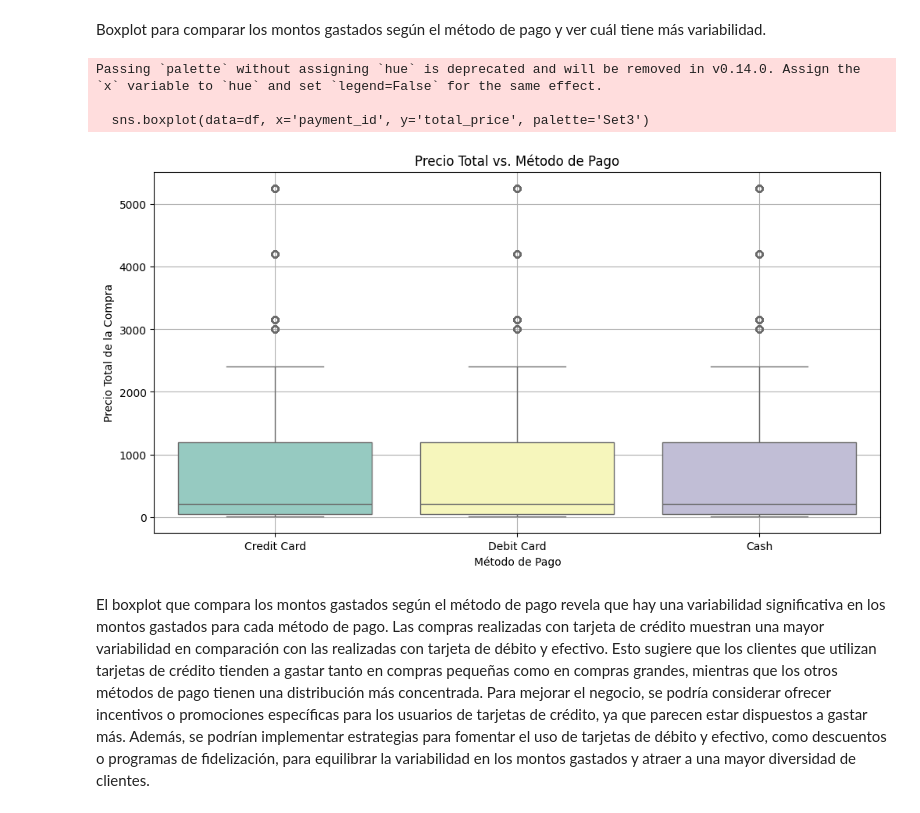
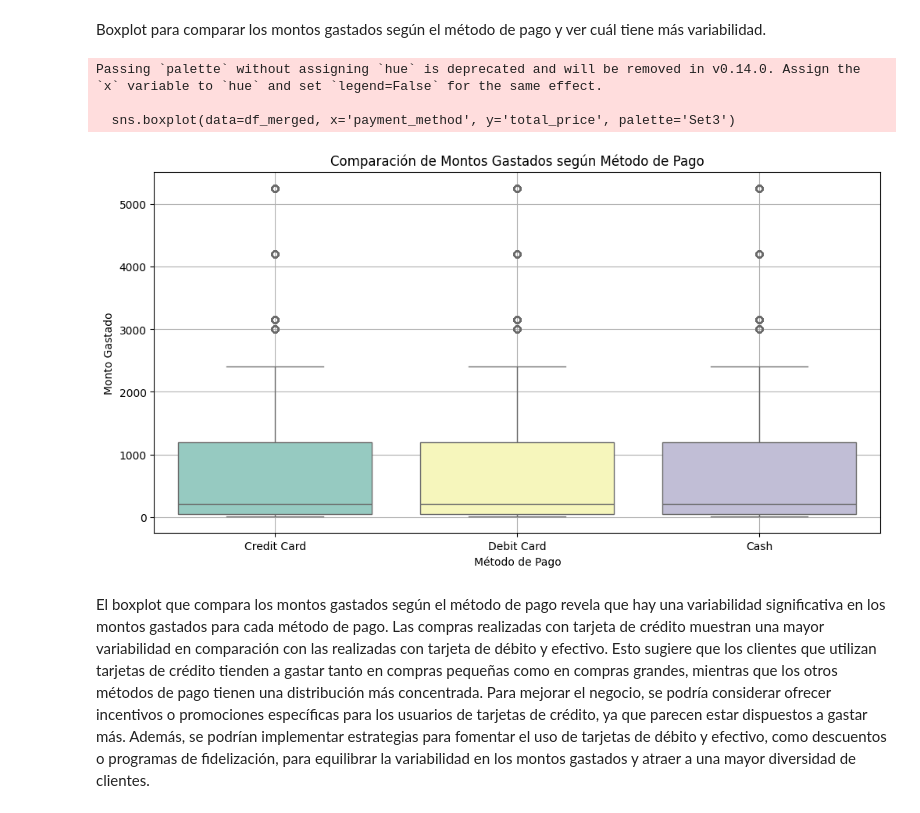
Before and after one commit to juanjoher/CIENCIADATOSP1, a Jupyter notebook: Proyecto.ipynb, the cells around one changed output. Saved outputs shown, nothing was run; the diff lists cells and outputs as text; code cells hidden in the pictures.

```diff
--- a/Proyecto.ipynb
+++ b/Proyecto.ipynb
@@ -526,24 +522,22 @@ El stripplot muestra la relación entre la cantidad de productos comprados y el
 Boxplot para comparar los montos gastados según el método de pago y ver cuál tiene más variabilidad.
 # %%
 
+df_merged = df.merge(payment_method, on='payment_id')
 
-# Crear el boxplot
+
+
 plt.figure(figsize=(12, 6))
-sns.boxplot(data=df, x='payment_id', y='total_price', palette='Set3')
-
-# Ajustar etiquetas del eje X para que sean más descriptivas
-plt.xticks(ticks=[0, 1, 2], labels=['Credit Card', 'Debit Card', 'Cash'])
-
-plt.title('Precio Total vs. Método de Pago')
+sns.boxplot(data=df_merged, x='payment_method', y='total_price', palette='Set3')
+plt.title('Comparación de Montos Gastados según Método de Pago')
 plt.xlabel('Método de Pago')
-plt.ylabel('Precio Total de la Compra')
+plt.ylabel('Monto Gastado')
 plt.grid(True)
 plt.show()
 # %% [output]
 Passing `palette` without assigning `hue` is deprecated and will be removed in v0.14.0. Assign the `x` variable to `hue` and set `legend=False` for the same effect.
 
-  sns.boxplot(data=df, x='payment_id', y='total_price', palette='Set3')
+  sns.boxplot(data=df_merged, x='payment_method', y='total_price', palette='Set3')
-[figure, old version]
+[figure, new version]
 # %% [markdown]
 El boxplot que compara los montos gastados según el método de pago revela que hay una variabilidad significativa en los montos gastados para cada método de pago. Las compras realizadas con tarjeta de crédito muestran una mayor variabilidad en comparación con las realizadas con tarjeta de débito y efectivo. Esto sugiere que los clientes que utilizan tarjetas de crédito tienden a gastar tanto en compras pequeñas como en compras grandes, mientras que los otros métodos de pago tienen una distribución más concentrada. Para mejorar el negocio, se podría considerar ofrecer incentivos o promociones específicas para los usuarios de tarjetas de crédito, ya que parecen estar dispuestos a gastar más. Además, se podrían implementar estrategias para fomentar el uso de tarjetas de débito y efectivo, como descuentos o programas de fidelización, para equilibrar la variabilidad en los montos gastados y atraer a una mayor diversidad de clientes.
 # %% [markdown]
```
Also changed, not shown: parts of 9 cells of this notebook.
